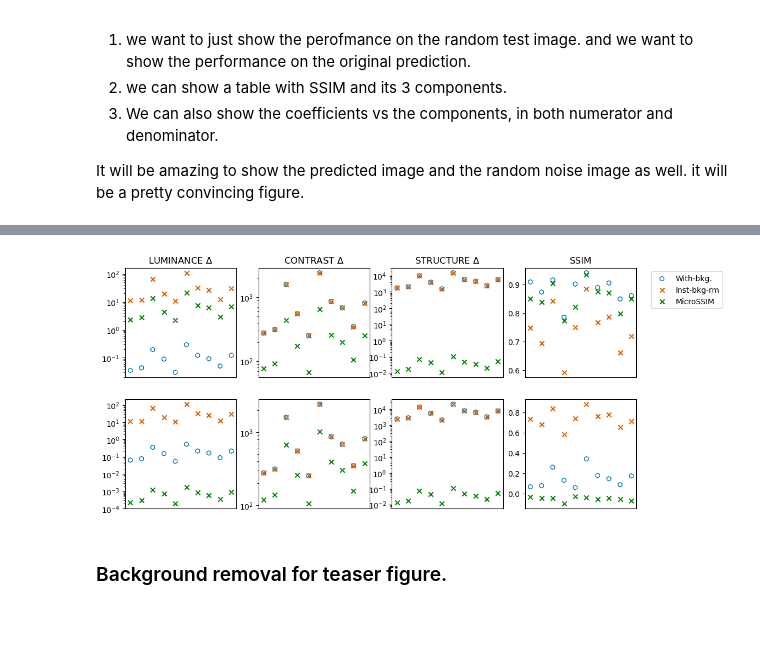
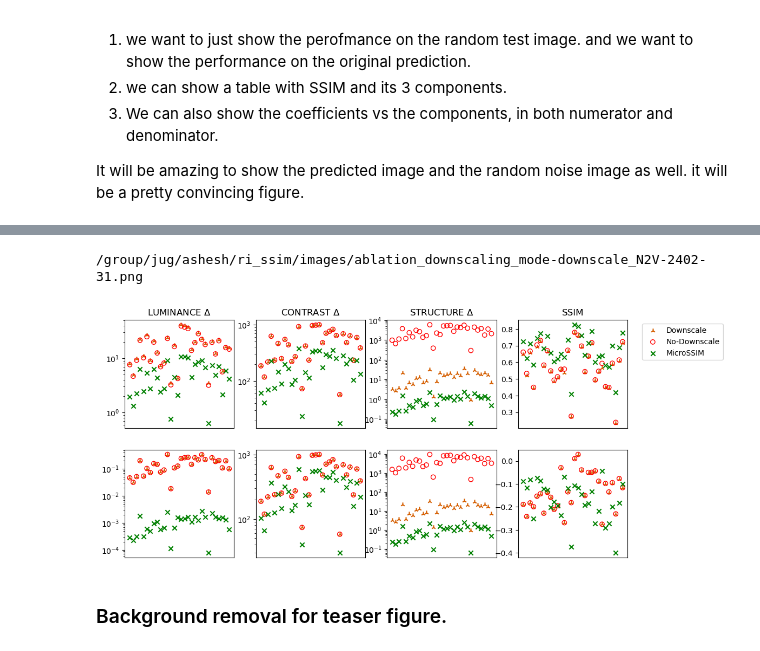
Before and after one commit to juglab/MicroSSIM, a Jupyter notebook: notebooks/Evaluate.ipynb, the cells around one changed output, grey strips where cells are left out. Drawn from its saved outputs; the diff is of its cells as text; code cells hidden in the pictures; blank space fills up the shorter version.

```diff
--- a/notebooks/Evaluate.ipynb
+++ b/notebooks/Evaluate.ipynb
@@ -304,9 +304,9 @@ from skimage.metrics import structural_similarity as ssim
 def _normalize_bkg_ablation(remove_bkg, img, remove_bkg_fn):
     img_tmp = None
     if isinstance(remove_bkg, bool):
-        img_tmp =remove_bkg_fn(img) if remove_bkg else img
+        img_tmp =remove_bkg_fn(img) if remove_bkg else normalizer.normalize(img)
     elif remove_bkg == 'mean':
-        img_tmp = img - img.mean()
+        img_tmp = normalizer.normalize(img - img.mean())
     return img_tmp
 
 idx_list  = list(range(0,100,10))
@@ -328,7 +328,7 @@ def boundary_color(ax_cur, color):
         spine.set_edgecolor(color)
 
 save_to_file = False and not debug_mode
-ith_img= 8
+ith_img= 0
 
 idx = idx_list[ith_img]
 zoomin_hw = get_zoomin_hw(gt[idx])#[(700, 750), (1150, 750), (750, 450), (500, 500)][ith_img]
@@ -588,12 +588,12 @@ from ri_ssim.ri_ssim import _ssim_from_params, structural_similarity_dict
 from tqdm import tqdm
 import numpy as np
 from collections import defaultdict
-save_to_file = False and not debug_mode
+save_to_file = True and not debug_mode
 
 ssim_components = defaultdict(list)
 idx_list = []
 alpha_list = np.concatenate([np.arange(0,300,1)])
-num_idx = 5
+num_idx = 30
 for idx in np.random.choice(len(gt), size=num_idx, replace=False):
     idx_list.append(idx)
     gt_cur = microSSIM_gt_norm(gt[idx])
@@ -789,7 +790,7 @@ def _saturation_ablation_normalization(norm_mode, img, bkg_remove_fn):
 # %%
 correct_pred_factorsdict = defaultdict(lambda: defaultdict(list))
 random_pred_factorsdict = defaultdict(lambda: defaultdict(list))#defaultdict(list)
-nsamples =10
+nsamples =30
 for norm_mode in ['no_bkg_rmv','instance_pred_bkg_rmv', 'no_downscale', 'downscale', 'microSSIM']:
     for idx in tqdm(range(nsamples)):
         gt_norm_mode = norm_mode
@@ -850,7 +852,7 @@ if save_to_file:
 # %%
 from matplotlib.ticker import FormatStrFormatter
 import pandas as pd
-mode = 'background' # 'downscale
+mode = 'downscale' # 'downscale
 assert mode in ['background', 'downscale']
 _,ax = plt.subplots(figsize=(4*img_sz,1.9*img_sz),ncols=4,nrows=2)
 
@@ -886,34 +888,35 @@ for col_ix, key in enumerate(['luminance', 'contrast', 'structure', 'SSIM']):
     df = pd.DataFrame(random_pred_factorsdict['microSSIM'][key]).min(axis=1)
     ax[1,col_ix].scatter(df.index, df.values, label='MicroSSIM', color='green', marker='x')
 
     if key != 'SSIM':
         ax[0,col_ix].set_title(key.upper() + f' $\\Delta$', fontsize=12)
     else:
         ax[0,col_ix].set_title(key.upper(), fontsize=12)
 
     if key != 'SSIM':
         ax[0,col_ix].set_yscale('log')
         ax[1,col_ix].set_yscale('log')
 
 # handles, labels = ax[0,0].get_legend_handles_labels()
 # order = [1,0,2]
 # ax[0,0].legend([handles[idx] for idx in order],[labels[idx] for idx in order], loc='upper left', fontsize=10)
 # ax[0,3].legend(loc='lower right', fontsize=10)
 ax[0,3].legend(bbox_to_anchor=(1.1,1.0))
 for i in range(2):
     for j in range(4):
         ax[i,j].tick_params(axis='x',which='both',bottom=False, top=False,labelbottom=False)
 
 # ax[0,0].legend(loc='upper left', fontsize=10)
 # plt.tight_layout()
 if save_to_file:
     postfix= os.path.basename(gt_path).replace('gt-','').replace('.tif','.png')
     fname = f'ablation_downscaling_mode-{mode}_{postfix}'
     fpath = os.path.join('/group/jug/ashesh/ri_ssim/images', fname)
     print(fpath)
     plt.savefig(fpath, dpi=200)
 # %% [output]
+/group/jug/ashesh/ri_ssim/images/ablation_downscaling_mode-downscale_N2V-2402-31.png
-[figure, old version]
+[figure, new version]
 # %% [markdown]
 ### Background removal for teaser figure.
 # %%
```
Also changed, not shown: parts of 17 cells of this notebook.
